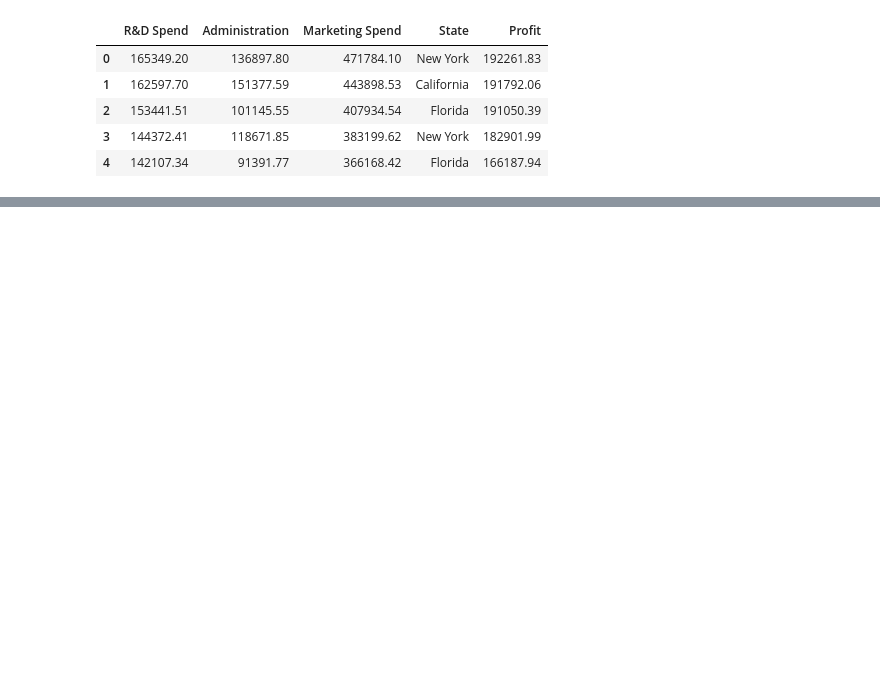
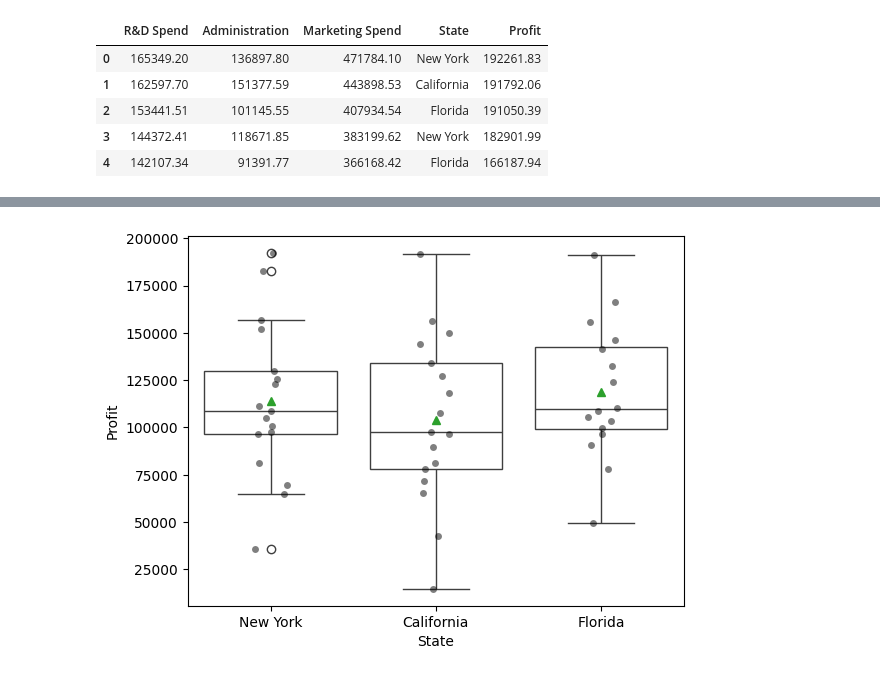
Before and after one commit to gellygelly/DataAnalysisEx, a Jupyter notebook: CH10/10.8.1.박스 플롯 실습.ipynb, the cells around one changed output, grey strips where cells are left out. Cells and saved outputs as stored; diff of their text form; code cells hidden in the pictures; blank space fills up the shorter version.

```diff
--- a/CH10/10.8.1.박스 플롯 실습.ipynb
+++ b/CH10/10.8.1.박스 플롯 실습.ipynb
@@ -27,0 +39,15 @@ plt.show()
+# %%
+# 평균, 데이터 포인트 포함한 박스 플롯 시각화
+sns.boxplot(x='State', y='Profit', showmeans=True,
+            boxprops={'facecolor':'None'}, data=df)
+
+sns.stripplot(x='State', y='Profit',
+              data=df,
+              jitter=True,
+              marker='o',
+              alpha=0.5,
+              color='black')
+
+plt.show()
+# %% [output]
+[figure, added]
```
Also changed, not shown: parts of 2 cells of this notebook, 2 other files.
